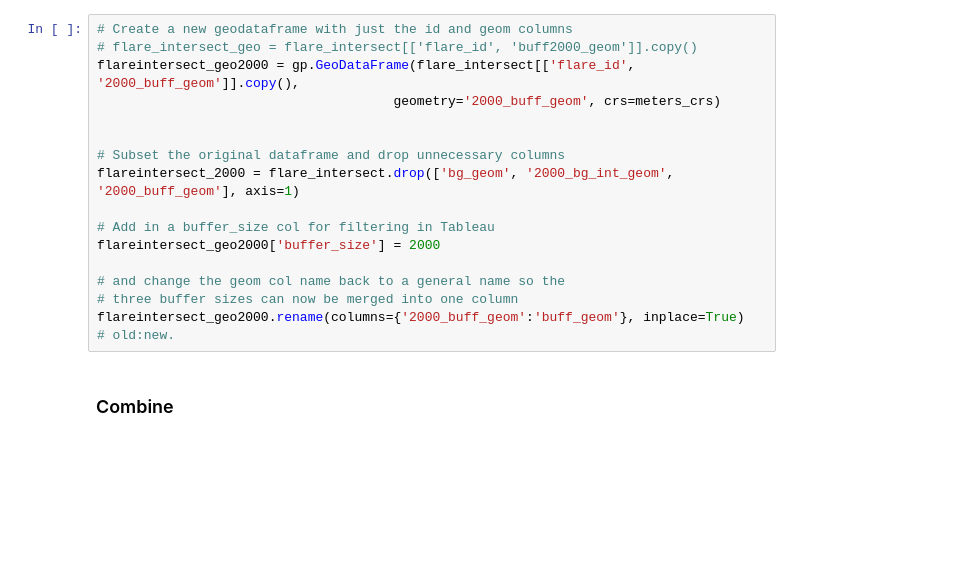
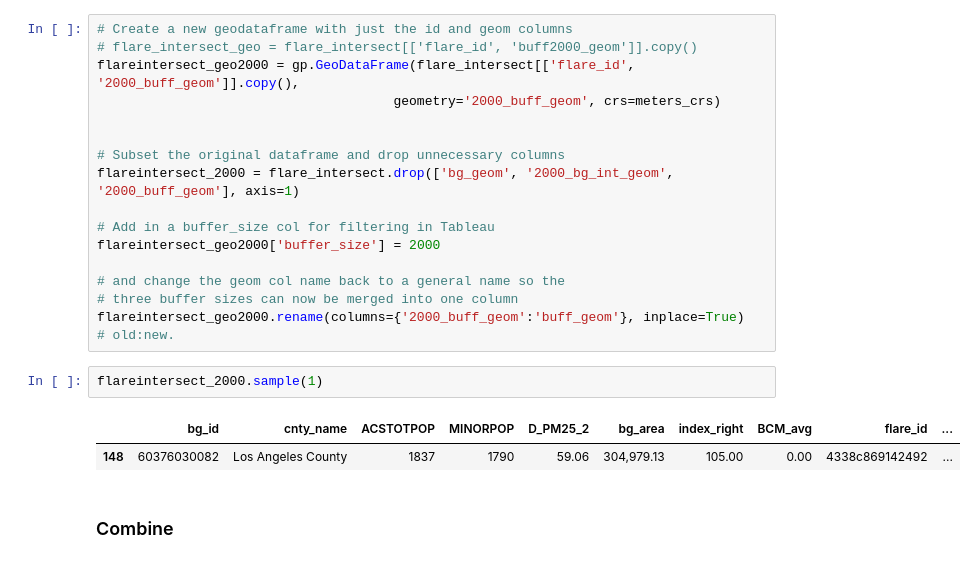
Before and after one commit to natebendermontana/capstone_rmi, a Jupyter notebook: bg_flare_impact.ipynb, the cells around one changed output. Cells and saved outputs as stored; diff of their text form; blank space fills up the shorter version.

```diff
--- a/bg_flare_impact.ipynb
+++ b/bg_flare_impact.ipynb
@@ -705,6 +700,11 @@ flareintersect_geo2000['buffer_size'] = 2000
 # and change the geom col name back to a general name so the
 # three buffer sizes can now be merged into one column
 flareintersect_geo2000.rename(columns={'2000_buff_geom':'buff_geom'}, inplace=True)  # old:new.
+# %%
+flareintersect_2000.sample(1)
+# %% [output]
+|  | bg_id | cnty_name | ACSTOTPOP | MINORPOP | D_PM25_2 | bg_area | index_right | BCM_avg | flare_id | ... |
+| 148 | 60376030082 | Los Angeles County | 1837 | 1790 | 59.06 | 304,979.13 | 105.00 | 0.00 | 4338c869142492 | ... |
 # %% [markdown]
 ### Combine
 # %% [markdown]
```
Also changed, not shown: parts of 11 cells of this notebook.
